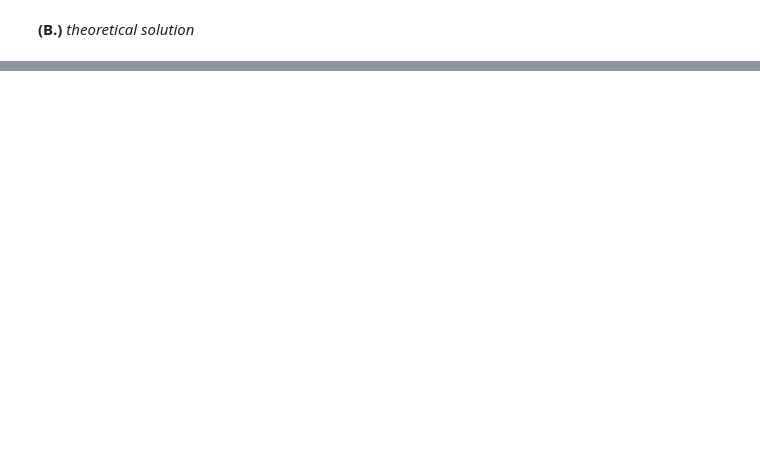
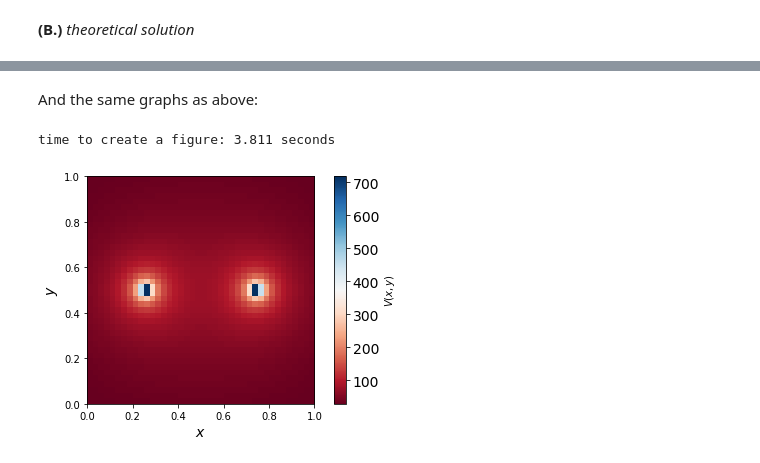
Before and after one commit to ubsuny/homework-2-pi-zero-w, a Jupyter notebook: Problem2.ipynb, the cells around one changed output, grey strips where cells are left out. Saved outputs shown, nothing was run; the diff lists cells and outputs as text; code cells hidden in the pictures; blank space fills up the shorter version.

```diff
--- a/Problem2.ipynb
+++ b/Problem2.ipynb
@@ -197,0 +213,31 @@ Ultimately, it appears that the maximum value of the potential is agnostic to $h
+# %%
+k = 1
+
+R_1 = sqrt((X - 0.25)**2 + (Y - 0.5)**2)
+R_2 = sqrt((X - 0.75)**2 + (Y - 0.5)**2)
+# %%
+V_1 = k*q/R_1
+V_2 = k*q/R_2
+V = V_1 + V_2
+# %% [markdown]
+And the same graphs as above:
+# %%
+t0 = time.time()
+
+fig, ax = plt.subplots(1, 1)
+
+I = ax.imshow(V, cmap = 'RdBu', extent = [0, 1, 0, 1])
+
+ax.set_ylabel('$y$', fontsize = 14)
+ax.set_xlabel('$x$', fontsize = 14)
+
+cbar = fig.colorbar(I, label = '$V(x, y)$')
+cbar.ax.tick_params(labelsize = 14)
+
+fig.tight_layout()
+
+t1 = time.time()
+print('time to create a figure: {:.3f} seconds'.format(t1 - t0))
+# %% [output]
+time to create a figure: 3.811 seconds
+[figure, added]
```
Also changed, not shown: parts of 9 cells of this notebook.
